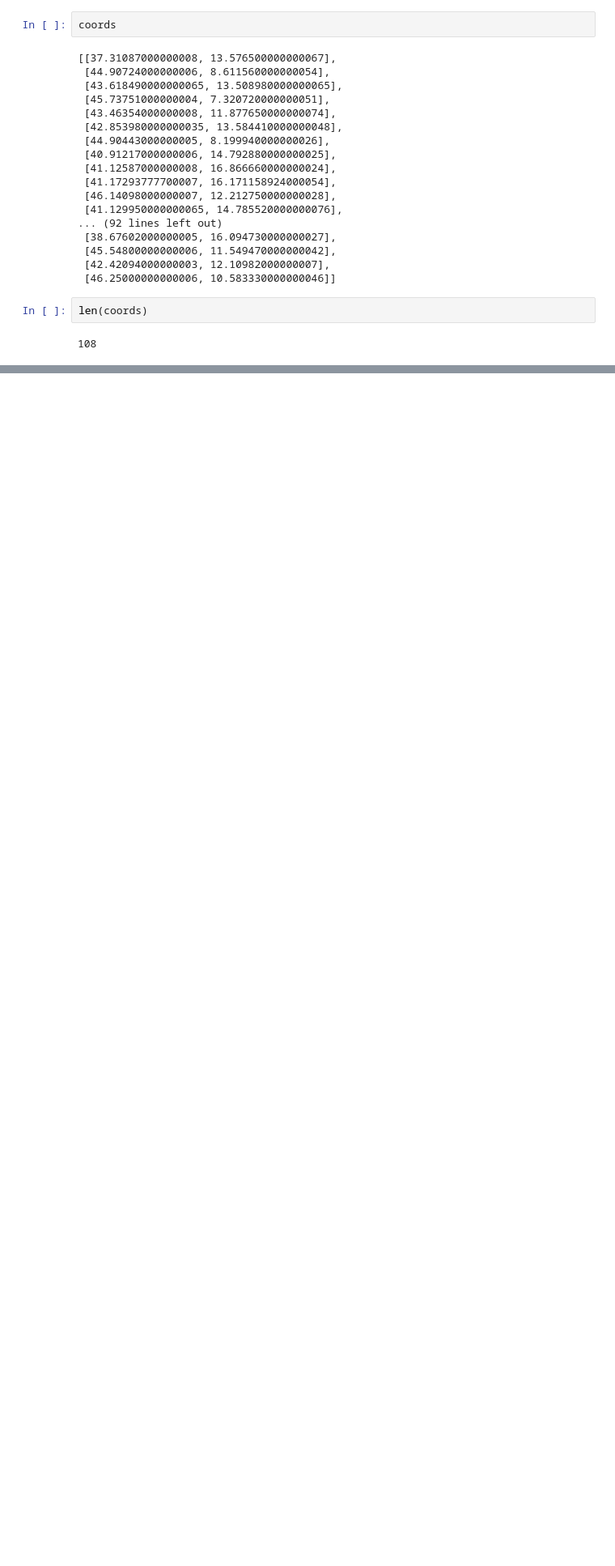
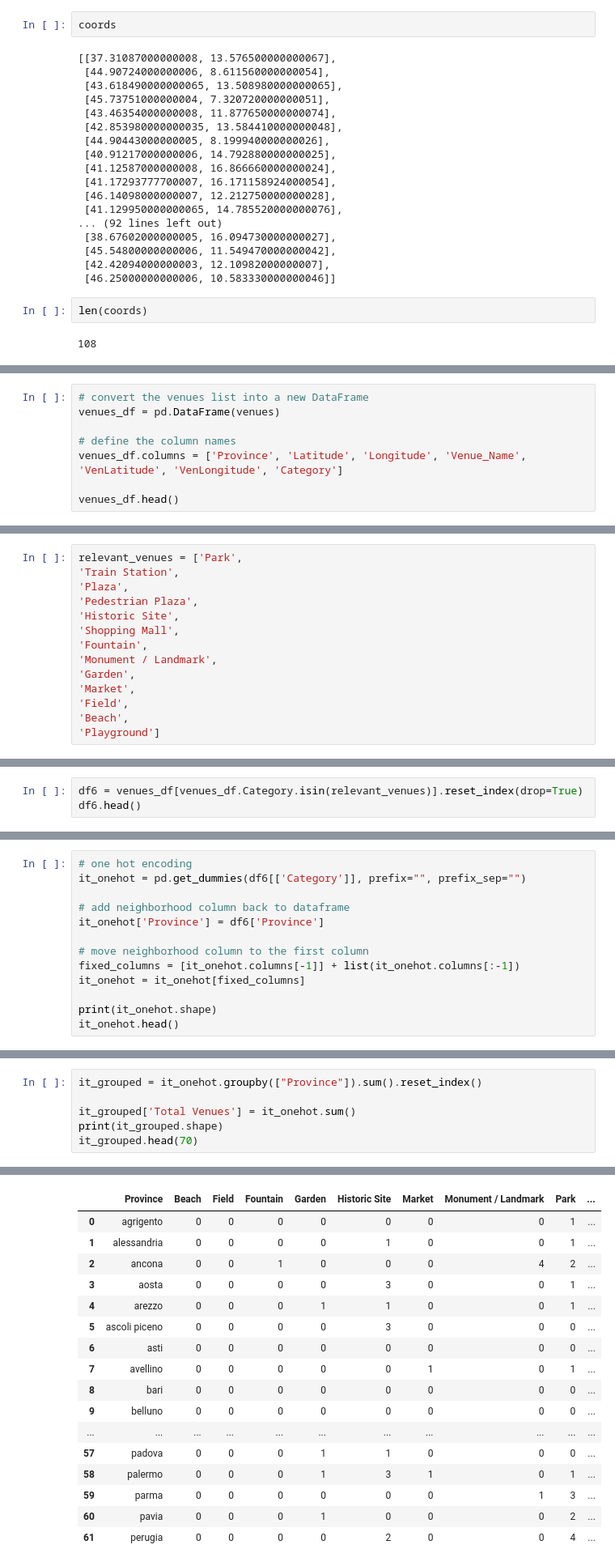
Before and after one commit to EmanueleLanzani/Coursera_Capstone, a Jupyter notebook: Covid - 19 Phase Two.ipynb, the cells around one changed output, grey strips where cells are left out. Shown: that part at 81% size. Saved outputs shown, nothing was run; the diff lists cells and outputs as text; blank space fills up the shorter version.

```diff
--- a/Covid - 19 Phase Two.ipynb
+++ b/Covid - 19 Phase Two.ipynb
@@ -405,0 +497,8 @@ CLIENT_SECRET:ODJCV2R4CIYTIXPWOTZZXDCTJ4YQ2AFTJSE0USAJVLESLX1S
+# %%
+# convert the venues list into a new DataFrame
+venues_df = pd.DataFrame(venues)
+
+# define the column names
+venues_df.columns = ['Province', 'Latitude', 'Longitude', 'Venue_Name', 'VenLatitude', 'VenLongitude', 'Category']
+
+venues_df.head()
@@ -405,0 +561,14 @@ CLIENT_SECRET:ODJCV2R4CIYTIXPWOTZZXDCTJ4YQ2AFTJSE0USAJVLESLX1S
+# %%
+relevant_venues = ['Park',
+'Train Station',
+'Plaza',
+'Pedestrian Plaza',
+'Historic Site',
+'Shopping Mall',
+'Fountain',
+'Monument / Landmark',
+'Garden',
+'Market',
+'Field',
+'Beach',
+'Playground']
@@ -405,0 +577,3 @@ CLIENT_SECRET:ODJCV2R4CIYTIXPWOTZZXDCTJ4YQ2AFTJSE0USAJVLESLX1S
+# %%
+df6 = venues_df[venues_df.Category.isin(relevant_venues)].reset_index(drop=True)
+df6.head()
@@ -405,0 +593,13 @@ CLIENT_SECRET:ODJCV2R4CIYTIXPWOTZZXDCTJ4YQ2AFTJSE0USAJVLESLX1S
+# %%
+# one hot encoding
+it_onehot = pd.get_dummies(df6[['Category']], prefix="", prefix_sep="")
+
+# add neighborhood column back to dataframe
+it_onehot['Province'] = df6['Province']
+
+# move neighborhood column to the first column
+fixed_columns = [it_onehot.columns[-1]] + list(it_onehot.columns[:-1])
+it_onehot = it_onehot[fixed_columns]
+
+print(it_onehot.shape)
+it_onehot.head()
@@ -405,0 +616,7 @@ CLIENT_SECRET:ODJCV2R4CIYTIXPWOTZZXDCTJ4YQ2AFTJSE0USAJVLESLX1S
+# %%
+it_grouped = it_onehot.groupby(["Province"]).sum().reset_index()
+
+it_grouped['Total Venues'] = it_onehot.sum()
+print(it_grouped.shape)
+it_grouped.head(70)
+# %% [output]
@@ -405,0 +624,17 @@ CLIENT_SECRET:ODJCV2R4CIYTIXPWOTZZXDCTJ4YQ2AFTJSE0USAJVLESLX1S
+|  | Province | Beach | Field | Fountain | Garden | Historic Site | Market | Monument / Landmark | Park | ... |
+| 0 | agrigento | 0 | 0 | 0 | 0 | 0 | 0 | 0 | 1 | ... |
+| 1 | alessandria | 0 | 0 | 0 | 0 | 1 | 0 | 0 | 1 | ... |
+| 2 | ancona | 0 | 0 | 1 | 0 | 0 | 0 | 4 | 2 | ... |
+| 3 | aosta | 0 | 0 | 0 | 0 | 3 | 0 | 0 | 1 | ... |
+| 4 | arezzo | 0 | 0 | 0 | 1 | 1 | 0 | 0 | 1 | ... |
+| 5 | ascoli piceno | 0 | 0 | 0 | 0 | 3 | 0 | 0 | 0 | ... |
+| 6 | asti | 0 | 0 | 0 | 0 | 0 | 0 | 0 | 0 | ... |
+| 7 | avellino | 0 | 0 | 0 | 0 | 0 | 1 | 0 | 1 | ... |
+| 8 | bari | 0 | 0 | 0 | 0 | 0 | 0 | 0 | 0 | ... |
+| 9 | belluno | 0 | 0 | 0 | 0 | 0 | 0 | 0 | 0 | ... |
+| ... | ... | ... | ... | ... | ... | ... | ... | ... | ... | ... |
+| 57 | padova | 0 | 0 | 0 | 1 | 1 | 0 | 0 | 0 | ... |
+| 58 | palermo | 0 | 0 | 0 | 1 | 3 | 1 | 0 | 1 | ... |
+| 59 | parma | 0 | 0 | 0 | 0 | 0 | 0 | 1 | 3 | ... |
+| 60 | pavia | 0 | 0 | 0 | 1 | 0 | 0 | 0 | 2 | ... |
+| 61 | perugia | 0 | 0 | 0 | 0 | 2 | 0 | 0 | 4 | ... |
```
Also changed, not shown: parts of 35 cells of this notebook.
